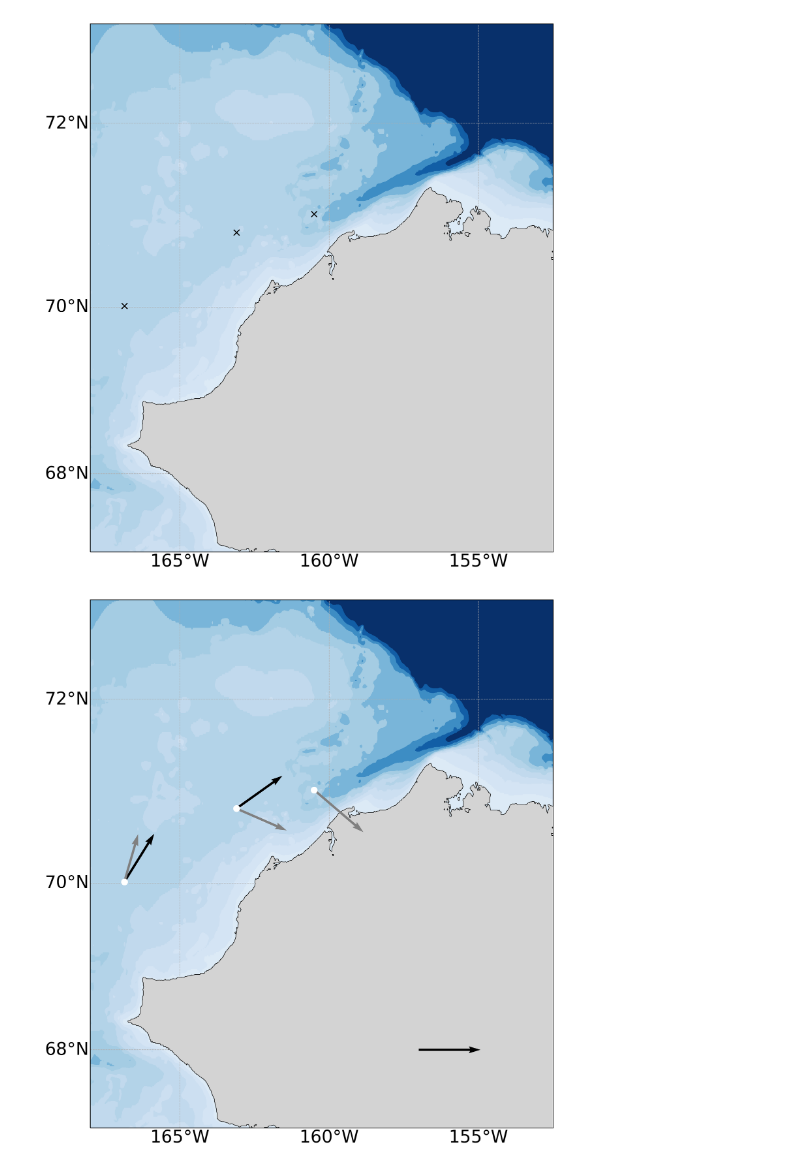
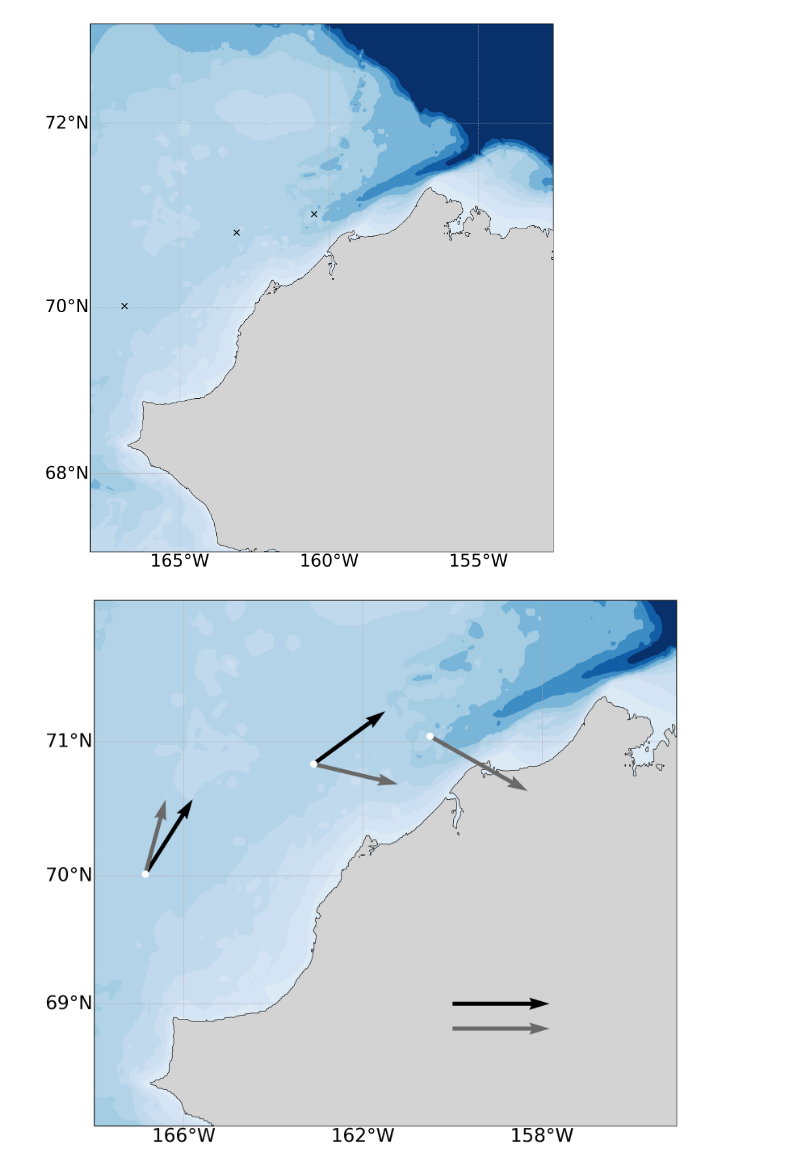
Before and after one commit to leviner/MooredEchosounders, a Jupyter notebook: code/F1_overviewMap.ipynb, the cells around one changed output. Cells and saved outputs as stored; diff of their text form; code cells hidden in the pictures.

```diff
--- a/code/F1_overviewMap.ipynb
+++ b/code/F1_overviewMap.ipynb
@@ -103,7 +103,10 @@ def pmelRead(file):
     ds = ds.where(ds.v_1206<1000)
     #plt.plot(ds.time3,np.cumsum(np.ravel(ds.sel(depth=20).v_1206)))
     #plt.ylim(-10000,100000)
-    return ds.sel(depth=24)
+    try:
+        return ds.sel(depth=36)
+    except:
+        return ds.sel(depth=32)
 
 C1_17 = pmelRead('../data/physicalData/PMEL_2017_17ckp1a_wcp_vel.nc')
 C1_18 =  pmelRead('../data/physicalData/PMEL_2018_18ckp1a_wcp_vel.nc')
@@ -140,34 +143,35 @@ meanADCP = {'C1_17':[pd2.wbatParams.mooringLoc[1],pd2.wbatParams.mooringLoc[0],
 # %%
 #Look at how much actually overlaps
 import matplotlib.colors as colors
 import matplotlib.patches as patches
 from matplotlib import cm
 import cmocean
 
 figure = plt.figure(figsize=(10,10),dpi=300)
 ax1=plt.subplot(111,projection=ccrs.Mercator())
 gl = ax1.gridlines(crs=ccrs.PlateCarree(), draw_labels=True,linestyle='--',zorder=1,linewidth=0.5)
 gl.xlabels_top = False
 gl.ylabels_right = False
-gl.xlocator = mticker.FixedLocator([-180,-175,-170,-165,-160,-155,-150,-145,-140])
-gl.ylocator = mticker.FixedLocator([53,54,56,58,60,62,64,66,68,70,72,74,75])
+gl.xlocator = mticker.FixedLocator([-180,-175,-170,-166,-162,-158,-154,-145,-140])
+gl.ylocator = mticker.FixedLocator([53,54,56,58,60,62,64,66,68,69,70,71,72,74,75])
 gl.xlabel_style = {'size':18}
 gl.ylabel_style = {'size':18}
 gl.xformatter = LONGITUDE_FORMATTER
 gl.yformatter = LATITUDE_FORMATTER
 lfill = ax1.contourf(rlons, rlats, etopo, olevels2, colors ='lightgrey',transform=ccrs.PlateCarree(),zorder=5)
 ax1.plot(pd1.wbatParams.mooringLoc[1],pd1.wbatParams.mooringLoc[0],'ow',transform=ccrs.PlateCarree(),zorder=7)
 ax1.plot(pd2.wbatParams.mooringLoc[1],pd2.wbatParams.mooringLoc[0],'ow',transform=ccrs.PlateCarree(),zorder=7)
 ax1.plot(pd3.wbatParams.mooringLoc[1],pd3.wbatParams.mooringLoc[0],'ow',transform=ccrs.PlateCarree(),zorder=7)
 
 cso4 = ax1.contour(rlons, rlats, etopo, olevels3, colors ='k',linewidths=.5,transform=ccrs.PlateCarree(),zorder=5)#cmap=cm.ocean)
 pc = plt.contourf(rlons,rlats,etopo, vmin=-200, vmax=25,levels=np.concatenate([[-5000],np.arange(-300,-60,40),np.arange(-60,1,10)]),transform=ccrs.PlateCarree(),cmap=cm.Blues_r)
-ax1.set_extent([-168,-152.5,67,73])
-a = plt.quiver(np.array([meanADCP['C1_17'][0]]),np.array([meanADCP['C1_17'][1]]),np.array([meanADCP['C1_17'][2]]),np.array([meanADCP['C1_17'][3]]), color='black', scale=75,width=.005,transform=ccrs.PlateCarree(),zorder=6)
-a = plt.quiver(np.array([meanADCP['C1_18'][0]]),np.array([meanADCP['C1_18'][1]]),np.array([meanADCP['C1_18'][2]]),np.array([meanADCP['C1_18'][3]]), color='grey', scale=75,width=.005,transform=ccrs.PlateCarree(),zorder=6)
-a = plt.quiver(np.array([meanADCP['C11_17'][0]]),np.array([meanADCP['C11_17'][1]]),np.array([meanADCP['C11_17'][2]]),np.array([meanADCP['C11_17'][3]]), color='black', scale=75,width=.005,transform=ccrs.PlateCarree(),zorder=6)
-a = plt.quiver(np.array([meanADCP['C11_18'][0]]),np.array([meanADCP['C11_18'][1]]),np.array([meanADCP['C11_18'][2]]),np.array([meanADCP['C11_18'][3]]), color='grey', scale=75,width=.005,transform=ccrs.PlateCarree(),zorder=6)
-a = plt.quiver(np.array([meanADCP['C4_18'][0]]),np.array([meanADCP['C4_18'][1]]),np.array([meanADCP['C4_18'][2]]),np.array([meanADCP['C4_18'][3]]), color='grey', scale=75,width=.005,transform=ccrs.PlateCarree(),zorder=6)
-a = plt.quiver(np.array([-157]),np.array([68]),np.array([10]),np.array([0]), color='black', scale=75,width=.005,transform=ccrs.PlateCarree(),zorder=6)
+ax1.set_extent([-168,-155,68,72])
+a = plt.quiver(np.array([meanADCP['C1_17'][0]]),np.array([meanADCP['C1_17'][1]]),np.array([meanADCP['C1_17'][2]]),np.array([meanADCP['C1_17'][3]]), color='black', scale=60,width=.007,transform=ccrs.PlateCarree(),zorder=6)
+a = plt.quiver(np.array([meanADCP['C1_18'][0]]),np.array([meanADCP['C1_18'][1]]),np.array([meanADCP['C1_18'][2]]),np.array([meanADCP['C1_18'][3]]), color='dimgrey', scale=60,width=.007,transform=ccrs.PlateCarree(),zorder=6)
+a = plt.quiver(np.array([meanADCP['C11_17'][0]]),np.array([meanADCP['C11_17'][1]]),np.array([meanADCP['C11_17'][2]]),np.array([meanADCP['C11_17'][3]]), color='black', scale=60,width=.007,transform=ccrs.PlateCarree(),zorder=6)
+a = plt.quiver(np.array([meanADCP['C11_18'][0]]),np.array([meanADCP['C11_18'][1]]),np.array([meanADCP['C11_18'][2]]),np.array([meanADCP['C11_18'][3]]), color='dimgrey', scale=60,width=.007,transform=ccrs.PlateCarree(),zorder=6)
+a = plt.quiver(np.array([meanADCP['C4_18'][0]]),np.array([meanADCP['C4_18'][1]]),np.array([meanADCP['C4_18'][2]]),np.array([meanADCP['C4_18'][3]]), color='dimgrey', scale=60,width=.007,transform=ccrs.PlateCarree(),zorder=6)
+a = plt.quiver(np.array([-160]),np.array([69]),np.array([10]),np.array([0]), color='black', scale=60,width=.007,transform=ccrs.PlateCarree(),zorder=6)
+a = plt.quiver(np.array([-160]),np.array([68.8]),np.array([10]),np.array([0]), color='dimgrey', scale=60,width=.007,transform=ccrs.PlateCarree(),zorder=6)
 # %% [output]
-[figure, old version]
+[figure, new version]
```
Also changed, not shown: parts of 7 cells of this notebook, 1 other file.
